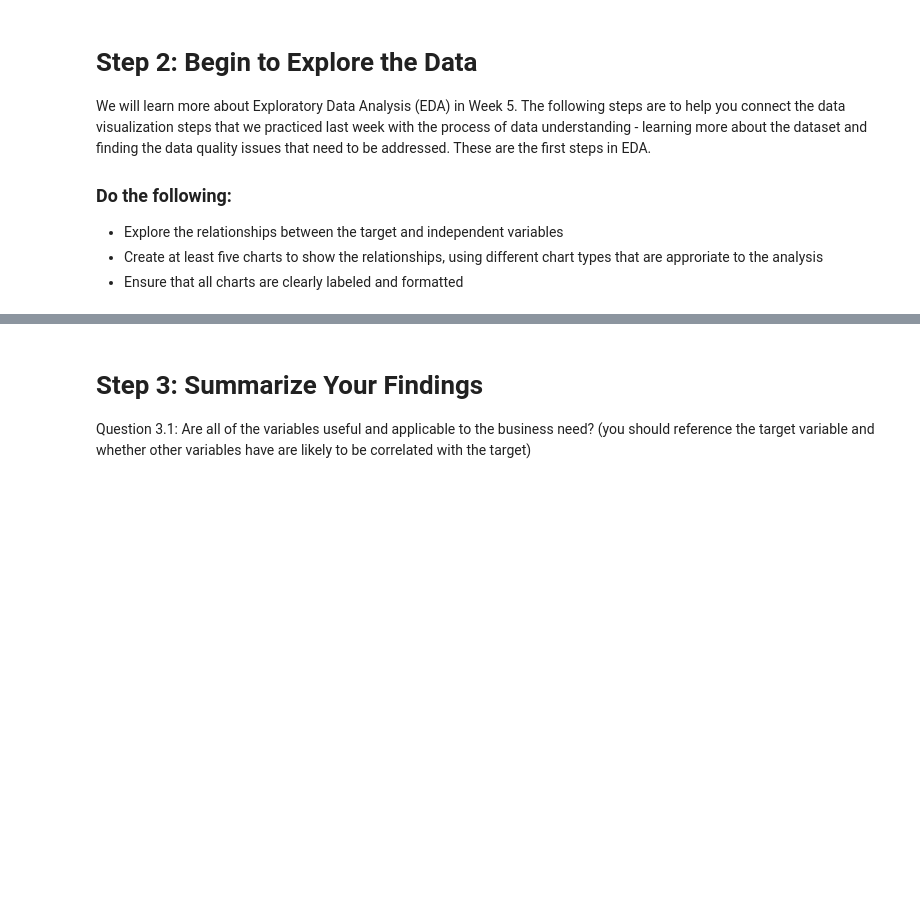
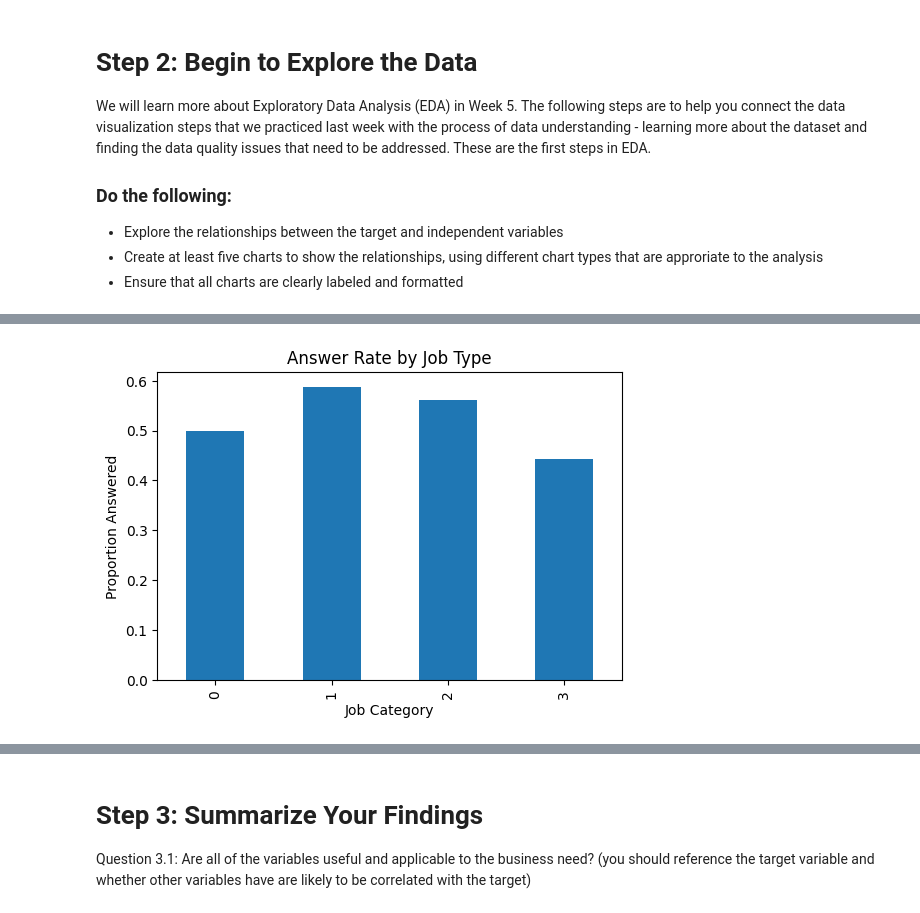
Before and after one commit to KostenK-cloud/My-files-for-IS-4487, a Jupyter notebook: Assignments/assignment_04_data_understanding.ipynb, the cells around one changed output, grey strips where cells are left out. Drawn from its saved outputs; the diff is of its cells as text; code cells hidden in the pictures; blank space fills up the shorter version.

```diff
--- a/Assignments/assignment_04_data_understanding.ipynb
+++ b/Assignments/assignment_04_data_understanding.ipynb
@@ -106,9 +152,11 @@ plt.show()
 # %%
-job_answered = df.groupby('Job')['Answered'].mean()
+job_answered = df.groupby('job')['answered'].mean()
 
 job_answered.plot(kind='bar', figsize=(6,4))
 plt.title('Answer Rate by Job Type')
 plt.xlabel('Job Category')
 plt.ylabel('Proportion Answered')
 plt.show()
+# %% [output]
+[figure, added]
 # %%
```
Also changed, not shown: parts of 9 cells of this notebook.
